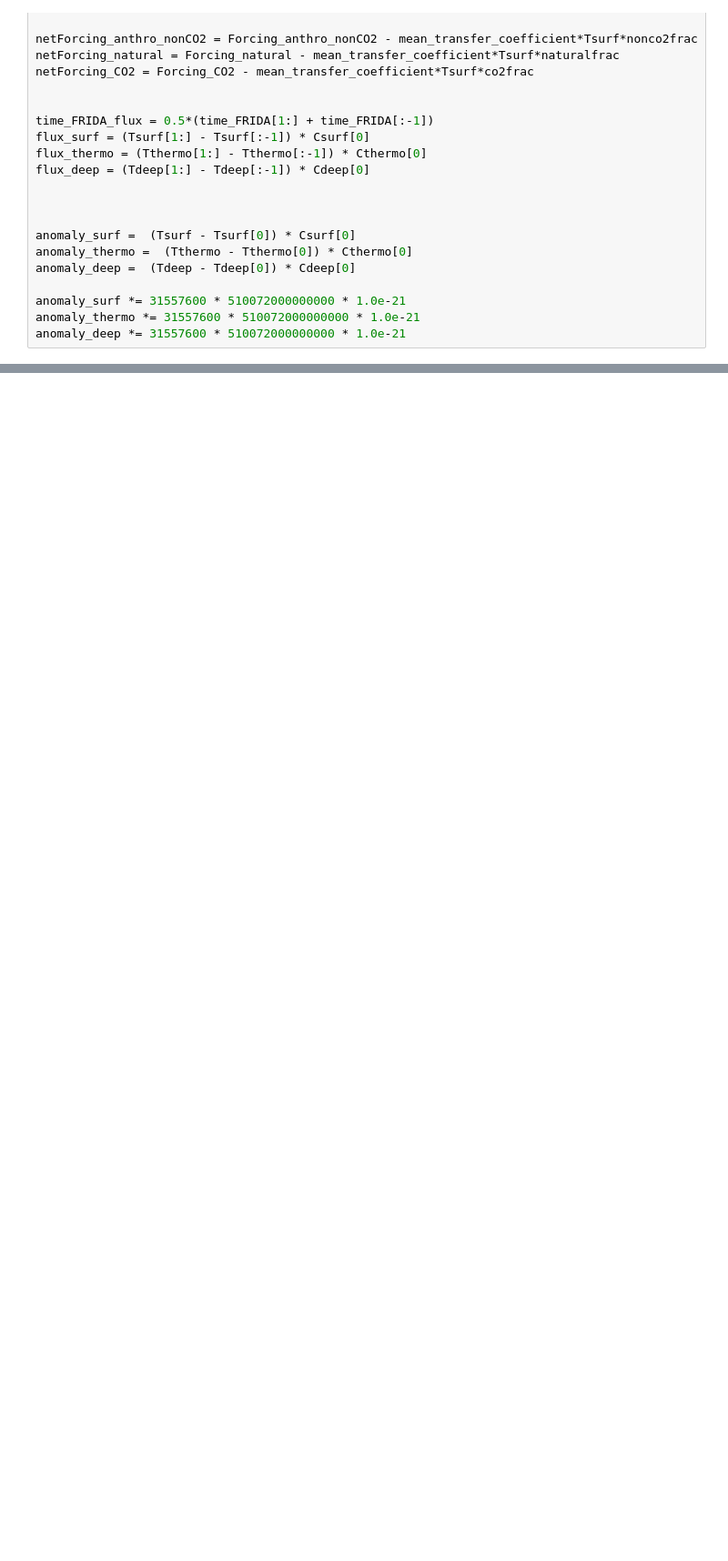
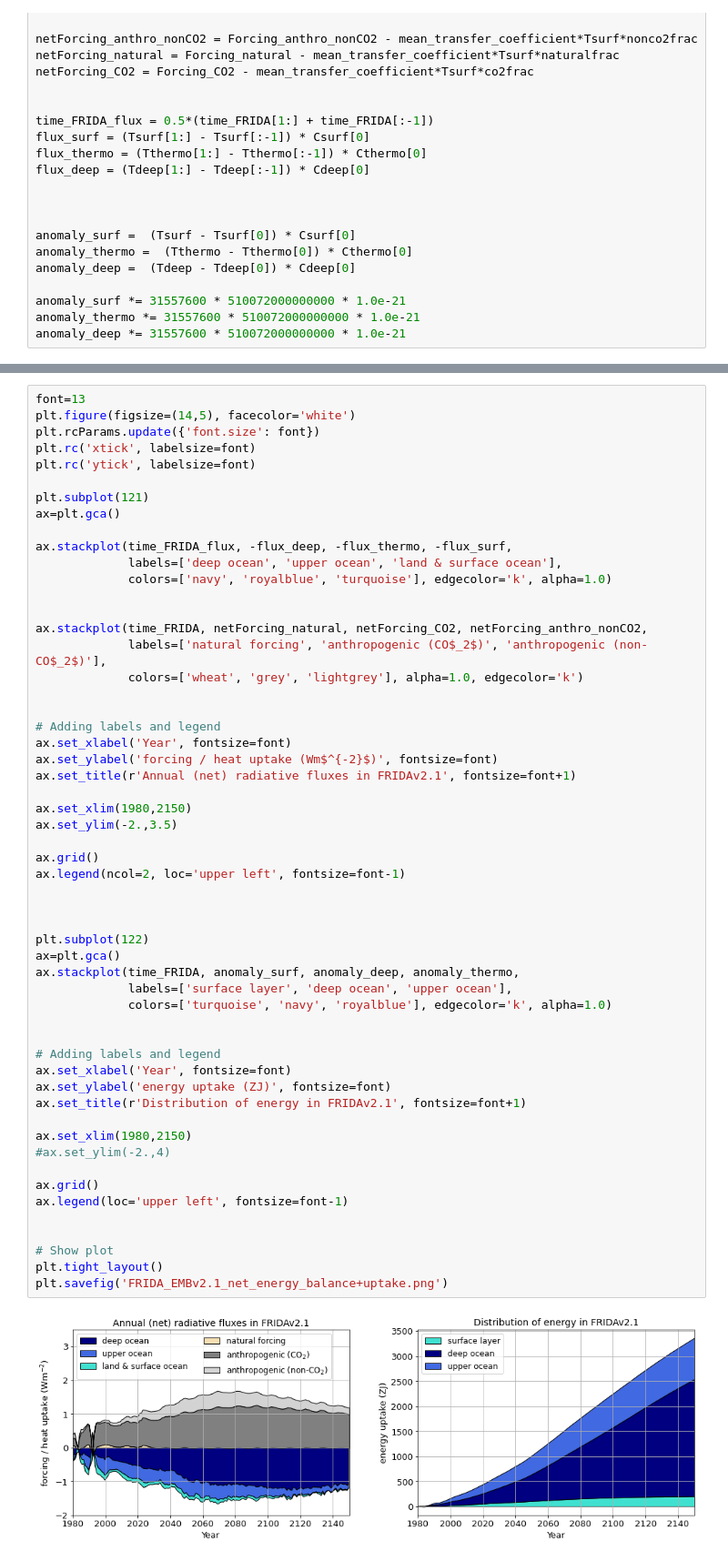
Before and after one commit to lnnrtrmm/FRIDA_plots, a Jupyter notebook: Energy_Balance/energy_balance_plot.ipynb, the cells around one changed output, grey strips where cells are left out. Shown at 91% size. Saved outputs shown, nothing was run; the diff lists cells and outputs as text; blank space fills up the shorter version.

```diff
--- a/Energy_Balance/energy_balance_plot.ipynb
+++ b/Energy_Balance/energy_balance_plot.ipynb
@@ -61,0 +105,57 @@ anomaly_deep *= 31557600 * 510072000000000 * 1.0e-21
+# %%
+font=13
+plt.figure(figsize=(14,5), facecolor='white')
+plt.rcParams.update({'font.size': font})
+plt.rc('xtick', labelsize=font)
+plt.rc('ytick', labelsize=font)
+
+plt.subplot(121)
+ax=plt.gca()
+
+ax.stackplot(time_FRIDA_flux, -flux_deep, -flux_thermo, -flux_surf,
+             labels=['deep ocean', 'upper ocean', 'land & surface ocean'],
+             colors=['navy', 'royalblue', 'turquoise'], edgecolor='k', alpha=1.0)
+
+
+ax.stackplot(time_FRIDA, netForcing_natural, netForcing_CO2, netForcing_anthro_nonCO2,
+             labels=['natural forcing', 'anthropogenic (CO$_2$)', 'anthropogenic (non-CO$_2$)'],
+             colors=['wheat', 'grey', 'lightgrey'], alpha=1.0, edgecolor='k')
+
+
+# Adding labels and legend
+ax.set_xlabel('Year', fontsize=font)
+ax.set_ylabel('forcing / heat uptake (Wm$^{-2}$)', fontsize=font)
+ax.set_title(r'Annual (net) radiative fluxes in FRIDAv2.1', fontsize=font+1)
+
+ax.set_xlim(1980,2150)
+ax.set_ylim(-2.,3.5)
+
+ax.grid()
+ax.legend(ncol=2, loc='upper left', fontsize=font-1)
+
+
+
+plt.subplot(122)
+ax=plt.gca()
+ax.stackplot(time_FRIDA, anomaly_surf, anomaly_deep, anomaly_thermo,
+             labels=['surface layer', 'deep ocean', 'upper ocean'],
+             colors=['turquoise', 'navy', 'royalblue'], edgecolor='k', alpha=1.0)
+
+
+# Adding labels and legend
+ax.set_xlabel('Year', fontsize=font)
+ax.set_ylabel('energy uptake (ZJ)', fontsize=font)
+ax.set_title(r'Distribution of energy in FRIDAv2.1', fontsize=font+1)
+
+ax.set_xlim(1980,2150)
+#ax.set_ylim(-2.,4)
+
+ax.grid()
+ax.legend(loc='upper left', fontsize=font-1)
+
+
+# Show plot
+plt.tight_layout()
+plt.savefig('FRIDA_EMBv2.1_net_energy_balance+uptake.png')
+# %% [output]
+[figure, added]
```
Also changed, not shown: parts of 9 cells of this notebook, 5 other files.
